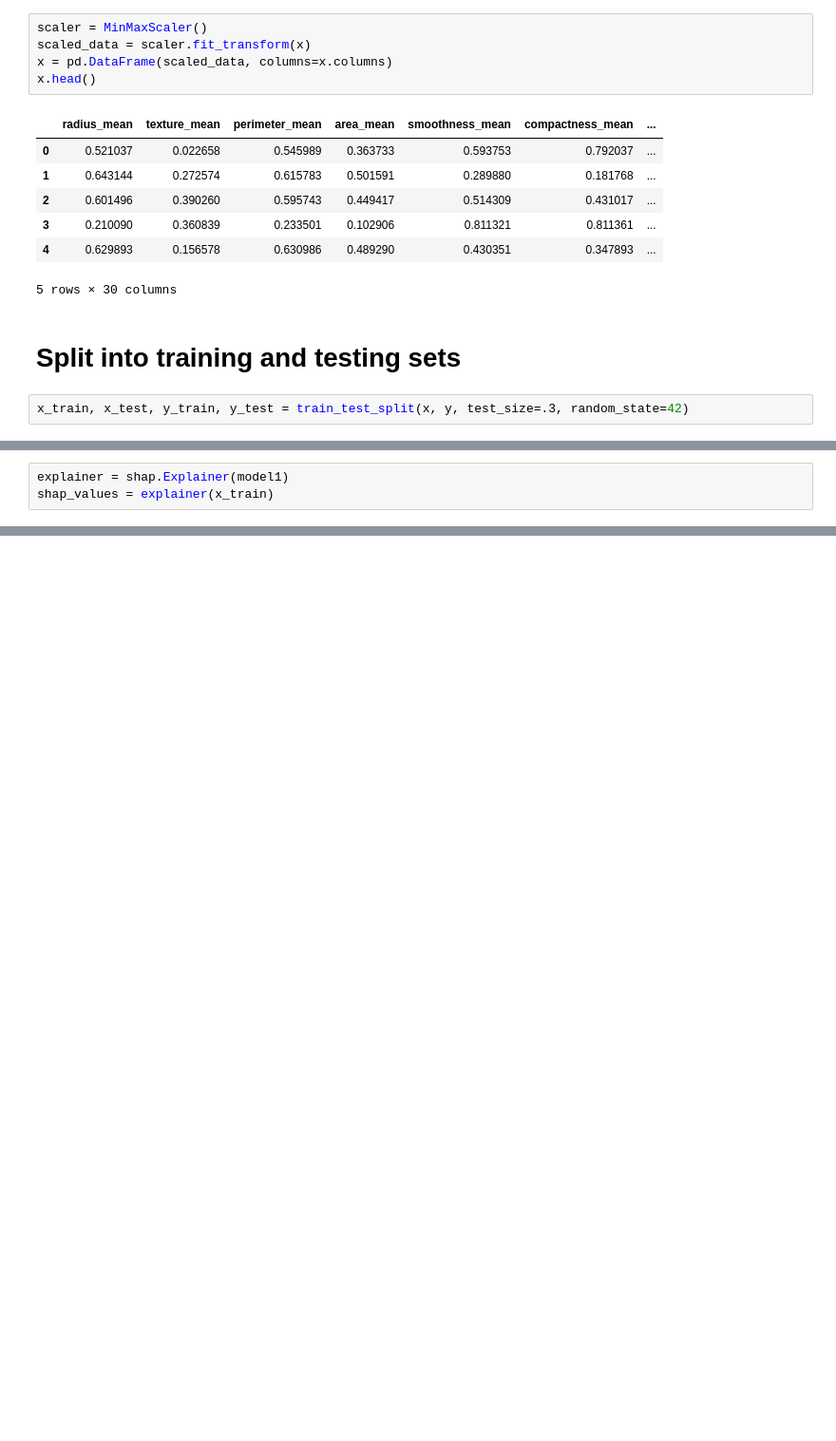
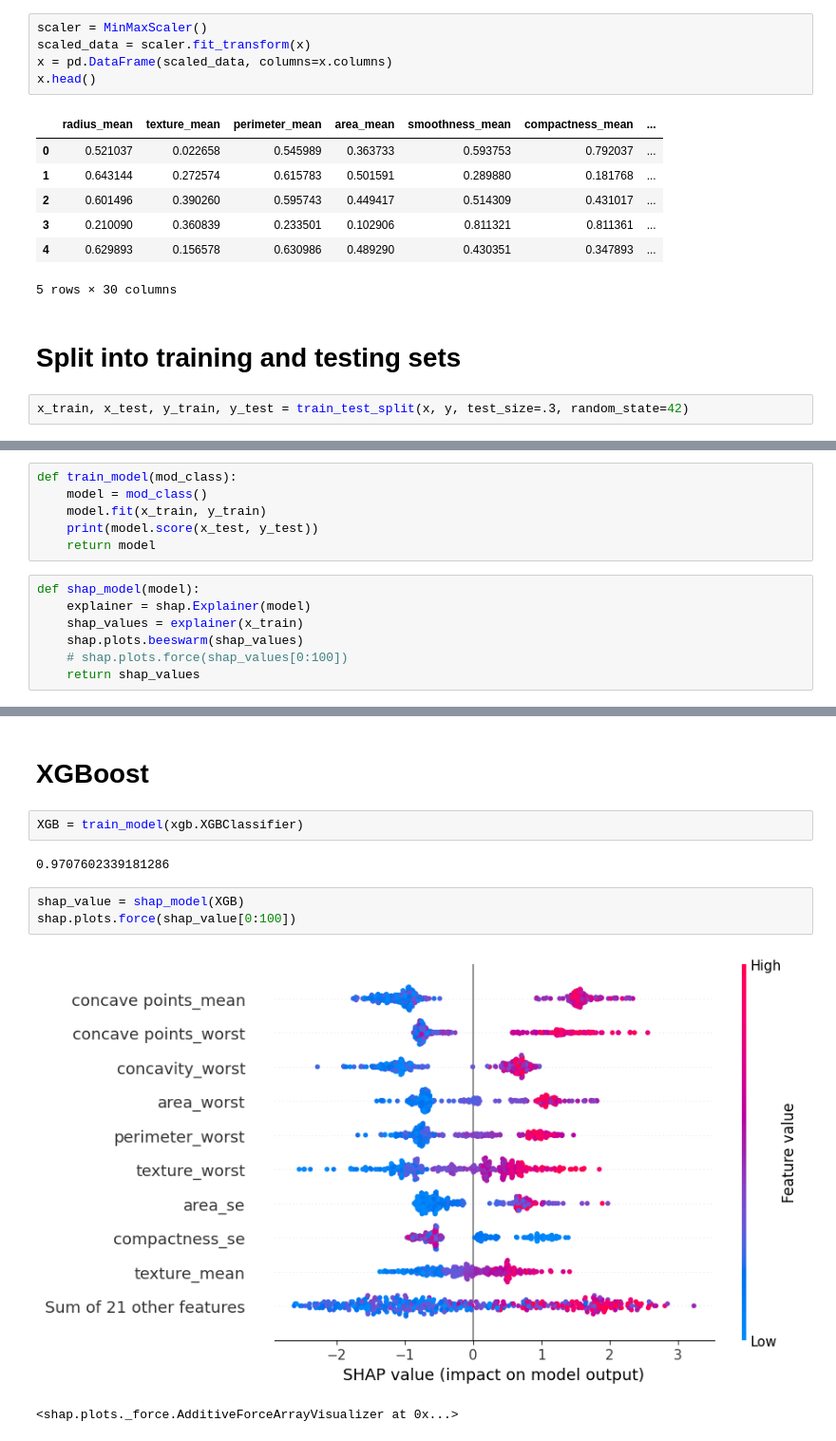
Before and after one commit to ARS-saad/thesisWork, a Jupyter notebook: multiple_model.ipynb, the cells around one changed output, grey strips where cells are left out. Shown at 95% size. Saved outputs shown, nothing was run; the diff lists cells and outputs as text; blank space fills up the shorter version.

Commit message:
try to do some another model

```diff
--- a/XGBoost.ipynb
+++ b/multiple_model.ipynb
@@ -193,3 +96,0 @@ model1.score(x_test, y_test)
-# %%
-explainer = shap.Explainer(model1)
-shap_values = explainer(x_train)
@@ -324,0 +99,13 @@ Text(0.5, 0, 'concavity_worst')
+# %%
+def train_model(mod_class):
+    model = mod_class()
+    model.fit(x_train, y_train)
+    print(model.score(x_test, y_test))
+    return model
+# %%
+def shap_model(model):
+    explainer = shap.Explainer(model)
+    shap_values = explainer(x_train)
+    shap.plots.beeswarm(shap_values)
+    # shap.plots.force(shap_values[0:100])
+    return shap_values
@@ -324,0 +125,12 @@ Text(0.5, 0, 'concavity_worst')
+# %% [markdown]
+# XGBoost
+# %%
+XGB = train_model(xgb.XGBClassifier)
+# %% [output]
+0.9707602339181286
+# %%
+shap_value = shap_model(XGB)
+shap.plots.force(shap_value[0:100])
+# %% [output]
+[figure, added]
+<shap.plots._force.AdditiveForceArrayVisualizer at 0x...>
```
Also changed, not shown: parts of 43 cells of this notebook.
